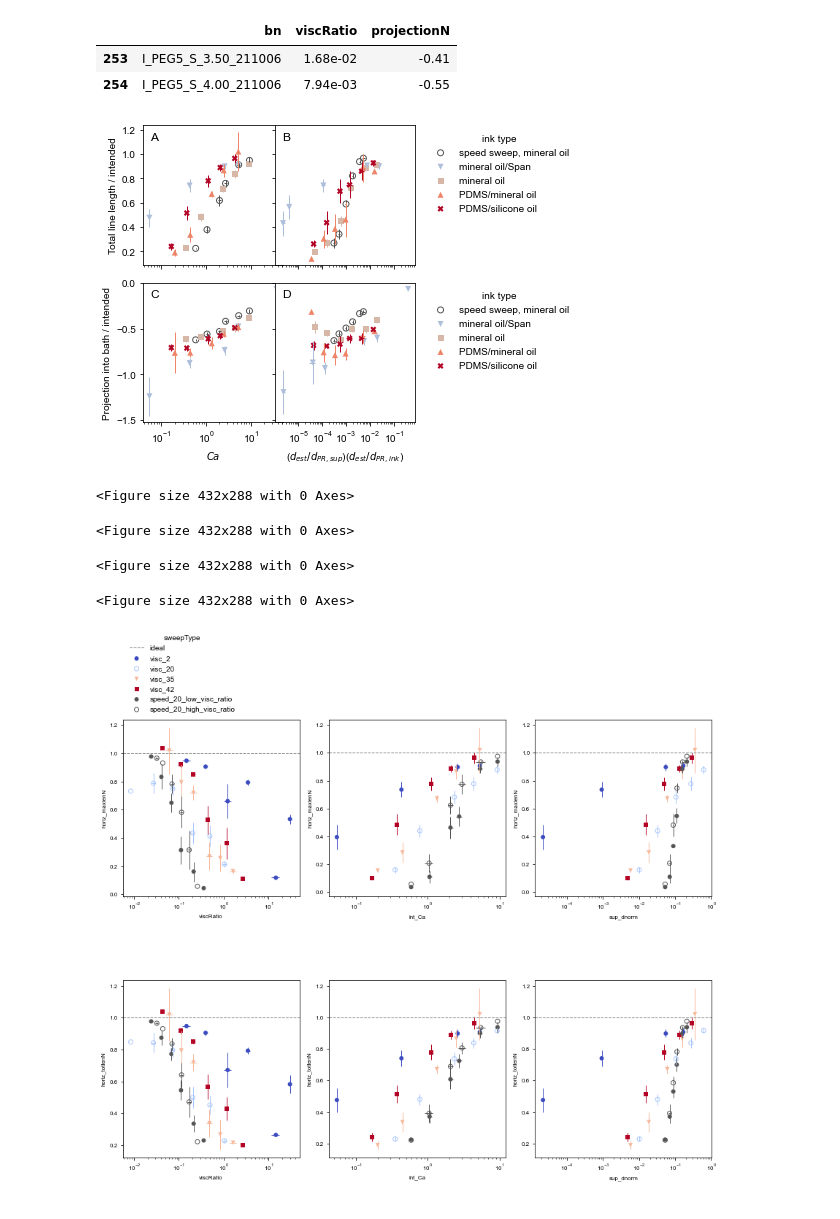
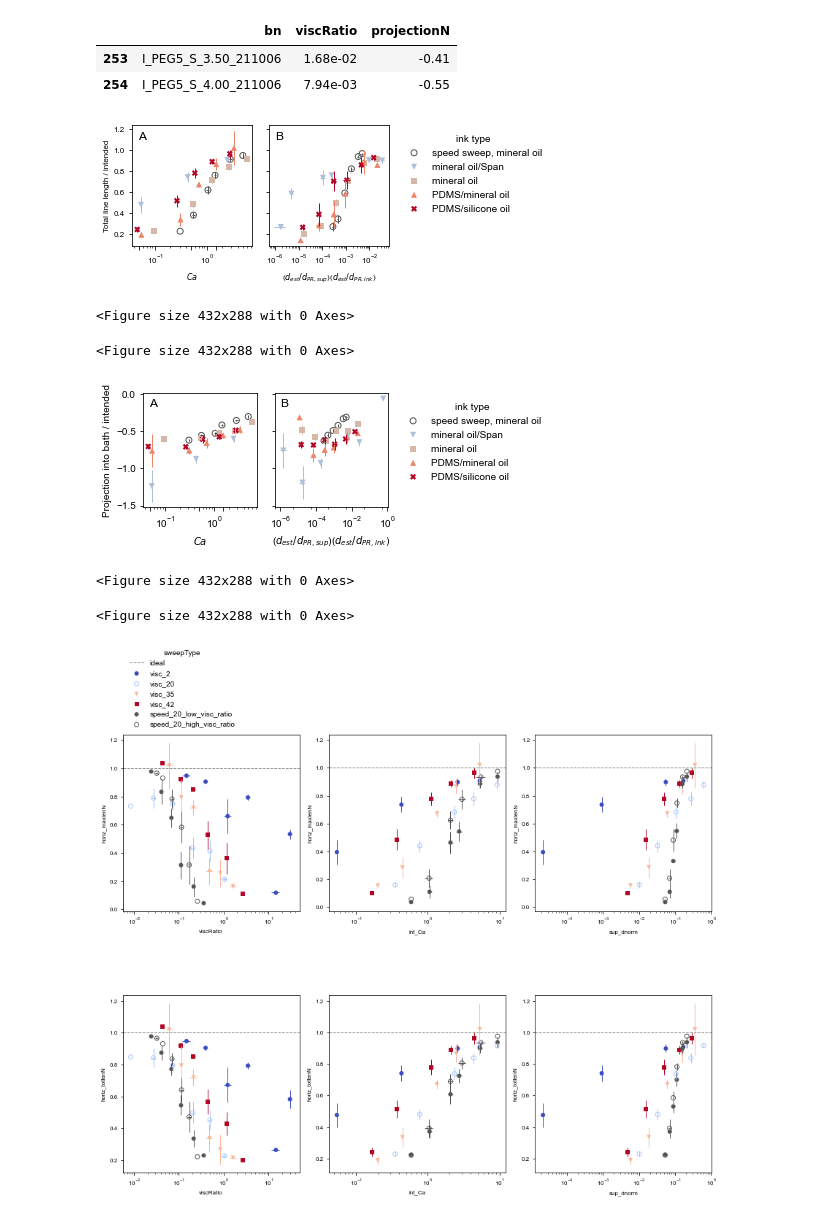
Before and after one commit to usnistgov/embedded3DPvids, a Jupyter notebook: ipynb/vidSummaries_horiz.ipynb, the cells around one changed output. Saved outputs shown, nothing was run; the diff lists cells and outputs as text; code cells hidden in the pictures.

Commit message:
update plotting tools

```diff
--- a/ipynb/vidSummaries_horiz.ipynb
+++ b/ipynb/vidSummaries_horiz.ipynb
@@ -116,13 +125,14 @@ fig,axs = plt.subplots(2,3,figsize=(7, 7))
 ssca = ss.copy()
 # ssca = ssca[ssca.sigma>0]
 ssca = ssca[ssca.ink_type!='PEGDA_40']
-ssca = ssca.sort_values(by='sigma')
+
 ss0 = ss.copy()
 ss0 = ss0[ss0.sigma==0]
 vsca = vs.copy()
-vsca = vsca.sort_values(by='sigma')
+
 for ssi in [ssca, ss0, vsca]:
     mp.simplifyType(ssi)
+    ssi.sort_values(by=['sigma', 'sweepType'], inplace=True)
 
 fs = 8
 ms = 20
@@ -133,7 +143,7 @@ ss1 = ssca[ssca.horiz_segments_manual>3]
 ss1 = pd.concat([ss1,
                     pd.DataFrame([{'int_Ca':0,'vRatio':2, 'horiz_maxlenN':0, 'sweepType':'speed_0', 'sigma':0, 'ink_type':'water'},
                                   {'int_Ca':0,'vRatio':1,  'horiz_maxlenN':0, 'sweepType':'visc_0', 'ink_type':'water', 'sigma':0}])])
-ss1.sort_values(by=['sigma', 'sweepType'], inplace=True)
+# ss1.sort_values(by=['sigma', 'sweepType'], inplace=True)
 mp.sweepTypeSS(ss1, 'int_Ca', 'horiz_maxlenN', ax=axs[0][0], **kwargs)
 axs[0][0].text(0.2, 1.0, 'Droplets (>3/3 segments)', fontsize=fs, transform=axs[0][0].transAxes, horizontalalignment='left', verticalalignment='bottom')
 
@@ -200,7 +210,7 @@ kwargs = {'logx':True, 'legend':True, 'units':u, 'dx':0.2, 'yideal':1, 'fontsize
 kwargs['yideal'] = -1
 mp.sweepTypeSS(vsca[vsca.projectionN_N>5], 'viscRatio', 'projectionN', ax=axs[0][0], **kwargs)
 for ax in [axs[0][0]]:
-    ax.set_ylim([-1.5, 0])
+#     ax.set_ylim([-1.5, 0])
     mp.setSquare(ax)
     ax.set_ylabel('Projection into bath / intended')
 
@@ -245,37 +255,57 @@ vs[(vs.sweepType.str.startswith('visc_PEG'))&(vs.viscRatio<0.02)][['bn','viscRat
 # %%
 vs0 = vs.copy()
 ss0 = ss.copy()
 for ssi in [vs0, ss0]:
     mp.simplifyType(ssi)
     # ssi = ssi[ssi.sigma>0]
     ssi.sort_values(by='sigma', inplace=True)
     me.plainTypes(ssi)
     me.addRatios(ssi, ['dnorm'], operator='Prod')
-fig,axs = plt.subplots(2,2, figsize=(6.5,5), sharey='row', sharex='col')
-for j, yb in enumerate([[ss0, 'horiz_totlenN'], [vs0, 'projectionN']]):
+fig,axs = plt.subplots(1,2, figsize=(6.5,2.5), sharey='row', sharex='col')
+for j, yb in enumerate([[ss0, 'horiz_totlenN']]):
     for i,xvar in enumerate(['int_Ca', 'dnormProd']):
-        mp.sweepTypeSS(yb[0], xvar, yb[1], logx=True, dx=0.2, ax=axs[j][i], legend=(i==1), legendloc='right')
-axs[1][0].set_ylabel('Projection into bath / intended')
-axs[0][0].set_ylabel('Total line length / intended')
-axs[1][0].set_xlabel('$Ca$')
-axs[1][1].set_xlabel('($d_{est}/d_{PR,sup}$)($d_{est}/d_{PR,ink}$)')
-axs[0][1].set_ylabel('')
-axs[1][1].set_ylabel('')
-axs[0][0].set_xlabel('')
-axs[0][1].set_xlabel('')
-for axrow in axs:
-    for ax in axrow:
-        mp.setSquare(ax)
+        mp.sweepTypeSS(yb[0], xvar, yb[1], logx=True, dx=0.2, ax=axs[i], legend=(i==1), legendloc='right')
+axs[0].set_ylabel('Total line length / intended')
+axs[0].set_xlabel('$Ca$')
+axs[1].set_xlabel('($d_{est}/d_{PR,sup}$)($d_{est}/d_{PR,ink}$)')
+axs[1].set_ylabel('')
+for ax in axs:
+    mp.setSquare(ax)
 plt.subplots_adjust(wspace=0, hspace=0)
 fig.tight_layout()
 mp.subFigureLabels(axs)
-fig.savefig(os.path.join(cfg.path.fig, 'paper figures', 'supfigures', 'horiz_CaD.pdf'), bbox_inches='tight', dpi=300)
+fig.savefig(os.path.join(cfg.path.fig, 'paper figures', 'supfigures', 'horiz_CaD_len.pdf'), bbox_inches='tight', dpi=300)
 # %% [output]
-[figure, old version]
+[figure, new version]
 <Figure size 432x288 with 0 Axes>
 <Figure size 432x288 with 0 Axes>
-<Figure size 432x288 with 0 Axes>
-<Figure size 432x288 with 0 Axes>
+# %%
+vs0 = vs.copy()
+ss0 = ss.copy()
+for ssi in [vs0, ss0]:
+    mp.simplifyType(ssi)
+    # ssi = ssi[ssi.sigma>0]
+    ssi.sort_values(by='sigma', inplace=True)
+    me.plainTypes(ssi)
+    me.addRatios(ssi, ['dnorm'], operator='Prod')
+fig,axs = plt.subplots(1,2, figsize=(6.5,2.5), sharey='row', sharex='col')
+for j, yb in enumerate([[vs0, 'projectionN']]):
+    for i,xvar in enumerate(['int_Ca', 'dnormProd']):
+        mp.sweepTypeSS(yb[0], xvar, yb[1], logx=True, dx=0.2, ax=axs[i], legend=(i==1), legendloc='right')
+axs[0].set_ylabel('Projection into bath / intended')
+axs[0].set_xlabel('$Ca$')
+axs[1].set_xlabel('($d_{est}/d_{PR,sup}$)($d_{est}/d_{PR,ink}$)')
+axs[1].set_ylabel('')
+for ax in axs:
+    mp.setSquare(ax)
+plt.subplots_adjust(wspace=0, hspace=0)
+fig.tight_layout()
+mp.subFigureLabels(axs)
+fig.savefig(os.path.join(cfg.path.fig, 'paper figures', 'supfigures', 'horiz_CaD_proj.pdf'), bbox_inches='tight', dpi=300)
+# %% [output]
+[figure, added]
+<Figure size 432x288 with 0 Axes>
+<Figure size 432x288 with 0 Axes>
 # %%
 ss1 = ss.copy()
 ss1 = ss1[ss1.sigma>0]
```
Also changed, not shown: parts of 16 cells of this notebook, 6 other files.
